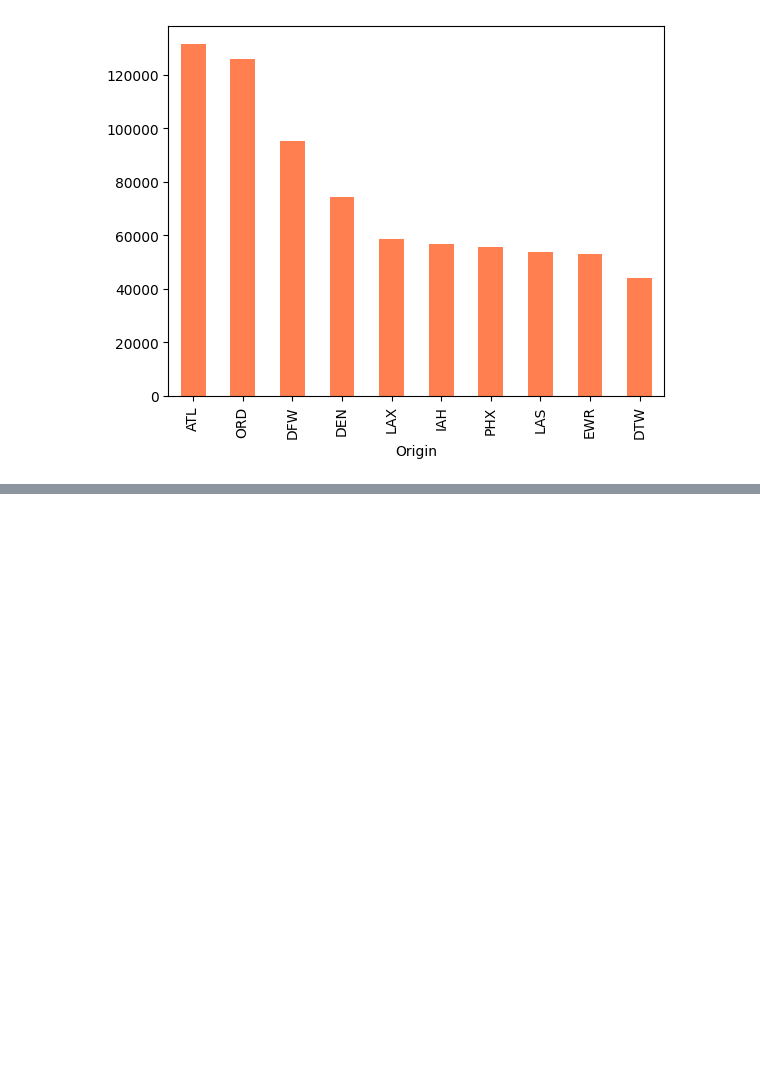
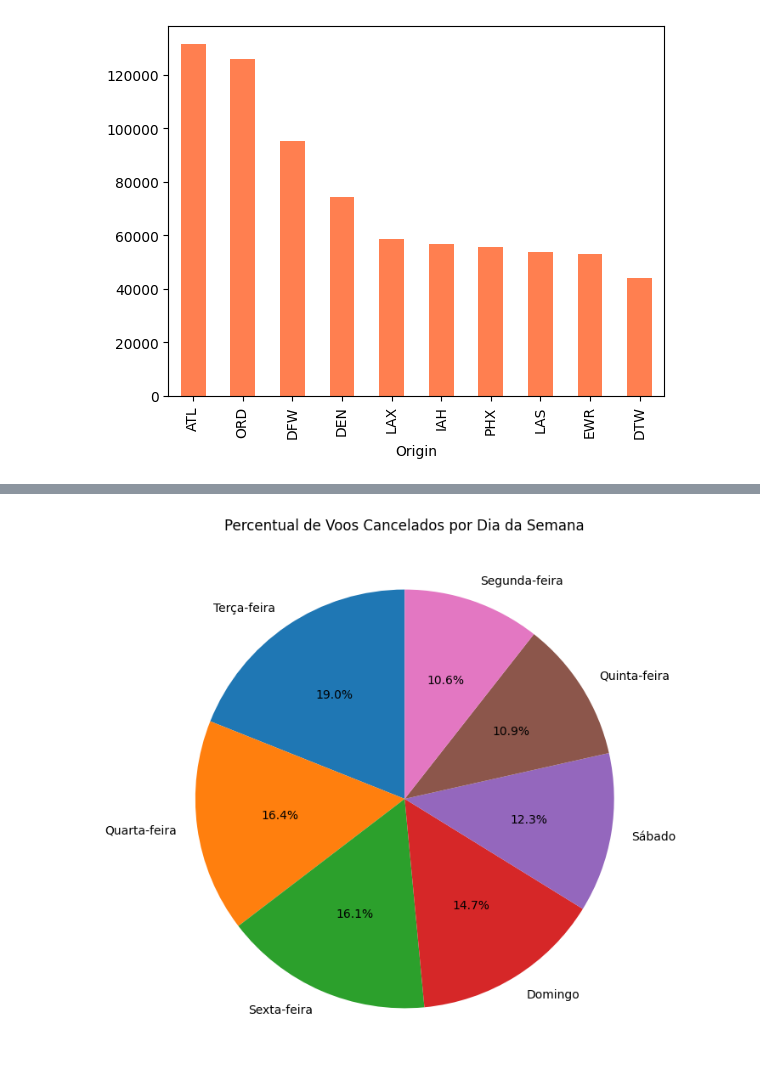
Before and after one commit to AdrielyZBoller/Projeto_Mod05_Ada_VemSerTech, a Jupyter notebook: projeto.ipynb, the cells around one changed output, grey strips where cells are left out. Cells and saved outputs as stored; diff of their text form; code cells hidden in the pictures; blank space fills up the shorter version.

Commit message:
porcentagem de voos cancelados por dia da semana

```diff
--- a/projeto.ipynb
+++ b/projeto.ipynb
@@ -541,0 +541,2 @@ plt.show()
+# %%
+df_Cancelados = df[df['Cancelled'] == 1]
@@ -541,0 +566,14 @@ plt.show()
+# %%
+contagens_normalizadas = df_Cancelados['DayOfWeek'].value_counts(normalize=True) * 100
+
+# Dados fictícios para os rótulos dos dias da semana (1 para segunda-feira, 2 para terça-feira, etc.)
+# colocanos na ordem apresentadas no value_counts
+dias_da_semana = ['Terça-feira', 'Quarta-feira', 'Sexta-feira','Domingo','Sábado', 'Quinta-feira', 'Segunda-feira']
+
+# Criando o gráfico de pizza
+plt.figure(figsize=(8, 8))
+plt.pie(contagens_normalizadas, labels=dias_da_semana, autopct='%1.1f%%', startangle=90)#, colors=plt.cm.Paired.colors)
+plt.title('Percentual de Voos Cancelados por Dia da Semana')
+plt.show()
+# %% [output]
+[figure, added]
```
Also changed, not shown: parts of 6 cells of this notebook.
